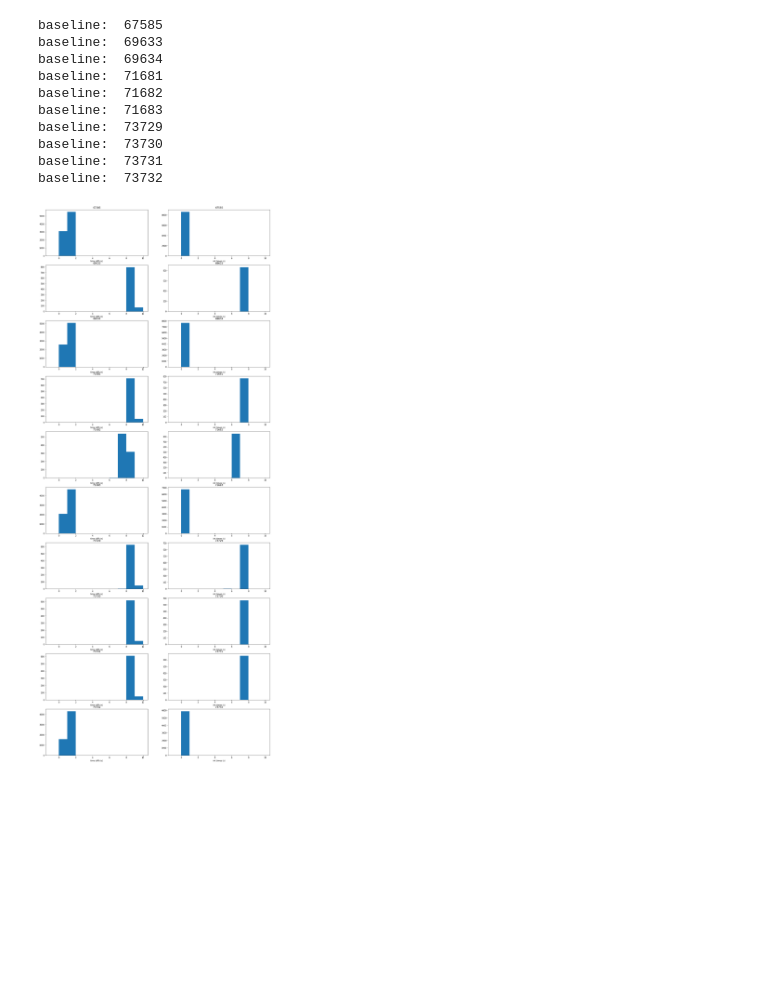
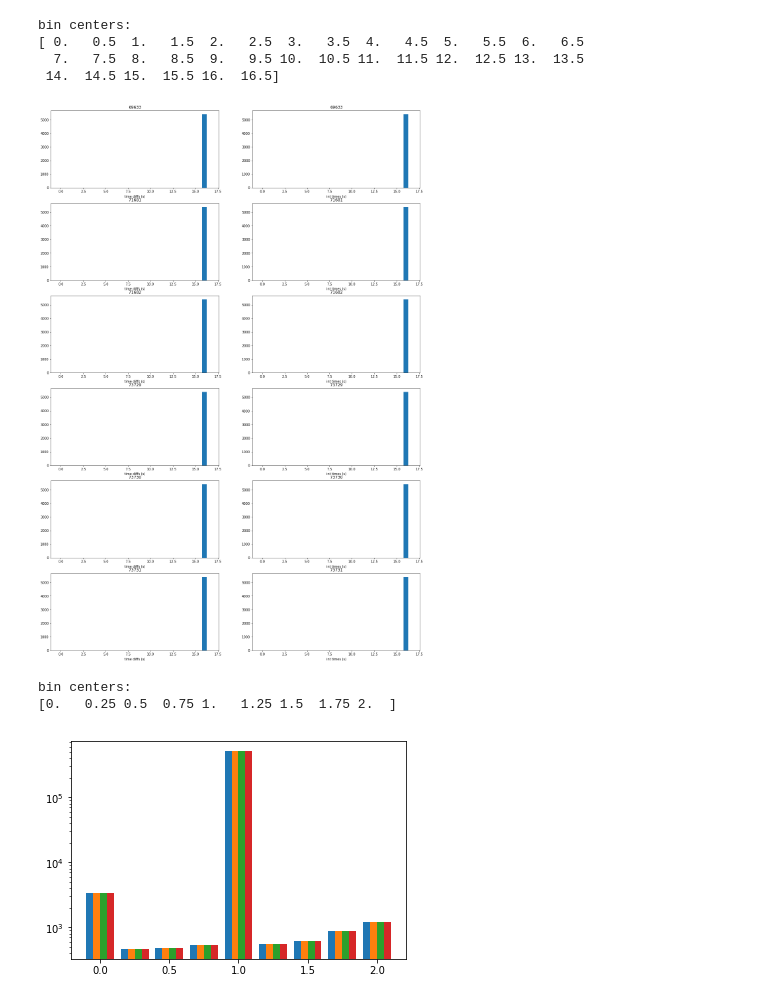
Before and after one commit to bhazelton/random_stuff, a Jupyter notebook: jupyter_notebooks/bda_exploration.ipynb, the cells around one changed output. Drawn from its saved outputs; the diff is of its cells as text; code cells hidden in the pictures; blank space fills up the shorter version.

```diff
--- a/jupyter_notebooks/bda_exploration.ipynb
+++ b/jupyter_notebooks/bda_exploration.ipynb
@@ -204,11 +205,10 @@ max time_diffs:  1.000356674194336
 # %%
 for bl in unique_bls:
-    print('baseline: ', bl)
-    time_diffs = np.diff(np.sort(uv_bda.time_array[np.where(uv_bda.baseline_array == bl)]))*24*60*60
-    int_times = uv_bda.integration_time[np.where(uv_bda.baseline_array == bl)]
-    nsamples = uv_bda.nsample_array[np.where(uv_bda.baseline_array == bl)]
-    print('min int_times: ', np.min(int_times))
-    print('max int_times: ', np.max(int_times))
-    print('min time_diffs: ', np.min(time_diffs))
-    print('max time_diffs: ', np.max(time_diffs))
+    wh_bl = np.where(uv_bda.baseline_array == bl)
+    print('baseline: ({a1}, {a2}) {b}'.format(a1=uv_bda.ant_1_array[wh_bl[0][0]], a2=uv_bda.ant_2_array[wh_bl[0][0]], b=bl))
+    time_diffs = np.diff(np.sort(uv_bda.time_array[wh_bl]))*24*60*60
+    int_times = uv_bda.integration_time[wh_bl]
+    nsamples = uv_bda.nsample_array[wh_bl]
+    print('min/max int_times: {}, {}'.format(np.min(int_times), np.max(int_times)))
+    print('min/max time_diffs: {}, {}'.format(np.min(time_diffs), np.max(time_diffs)))
 # %% [output]
@@ -232,32 +233,63 @@ max time_diffs:  1.000356674194336
+# %%
+# bin at half the min int time to see full detail
+bin_width = 0.5
+
+# calculate length from 0 to max int time + 1 bin
+max_inttime = np.round(np.max(uv_bda.integration_time))
+length = np.round((max_inttime + 1)/bin_width + 1)
+
+# center bins so numerical fluctuations don't cause splits between bins
+bin_edges = np.arange(length)*bin_width-bin_width/2
+
+bin_centers = (bin_edges[:-1] + bin_edges[1:])/2
+print('bin centers:')
+print(bin_centers)
+# %% [output]
+bin centers:
+[ 0.   0.5  1.   1.5  2.   2.5  3.   3.5  4.   4.5  5.   5.5  6.   6.5
+  7.   7.5  8.   8.5  9.   9.5 10.  10.5 11.  11.5 12.  12.5 13.  13.5
+ 14.  14.5 15.  15.5 16.  16.5]
 # %%
 n_rows = unique_bls.size
 plt.figure(figsize=(20,5*n_rows))
 for index, bl in enumerate(unique_bls):
-    print('baseline: ', bl)
     time_diffs = np.diff(np.sort(uv_bda.time_array[np.where(uv_bda.baseline_array == bl)]))*24*60*60
     int_times = uv_bda.integration_time[np.where(uv_bda.baseline_array == bl)]
 
     plt.subplot(n_rows, 2, 2*index+1)
-    plt.hist(time_diffs, bins=np.arange(-1,11))
+    plt.hist(time_diffs, bins=bin_edges)
     plt.title(bl)
     plt.xlabel('time diffs (s)')
 
     plt.subplot(n_rows, 2, 2*index+2)
-    plt.hist(int_times, bins=np.arange(-1,11))
+    plt.hist(int_times, bins=bin_edges)
     plt.title(bl)
     plt.xlabel('int times (s)')
 
 
 plt.show()
 # %% [output]
-baseline:  67585
-baseline:  69633
-baseline:  69634
-baseline:  71681
-baseline:  71682
-baseline:  71683
-baseline:  73729
-baseline:  73730
-baseline:  73731
-baseline:  73732
-[figure, old version]
+[figure, new version]
+# %%
+power_in_all = np.squeeze(np.abs(uv_in.data_array))
+
+# bin at quarter Jy
+bin_width = 0.25
+
+# calculate length from 0 to max power + 1 bin
+max_power_bin = np.round(np.max(power_in_all)/bin_width) + 1
+length = max_power_bin + 1
+
+# center bins so numerical fluctuations don't cause splits between bins
+bin_edges = np.arange(length)*bin_width-bin_width/2
+
+bin_centers = (bin_edges[:-1] + bin_edges[1:])/2
+print('bin centers:')
+print(bin_centers)
+
+plt.hist(power_in_all, bin_edges, log=True)
+plt.show()
+# %% [output]
+bin centers:
+[0.   0.25 0.5  0.75 1.   1.25 1.5  1.75 2.  ]
+[figure, added]
```
Also changed, not shown: parts of 23 cells of this notebook.
